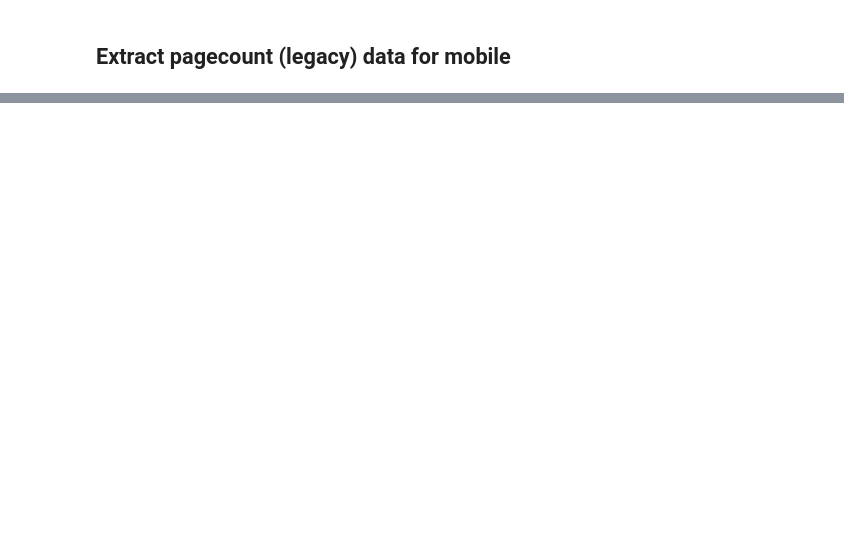
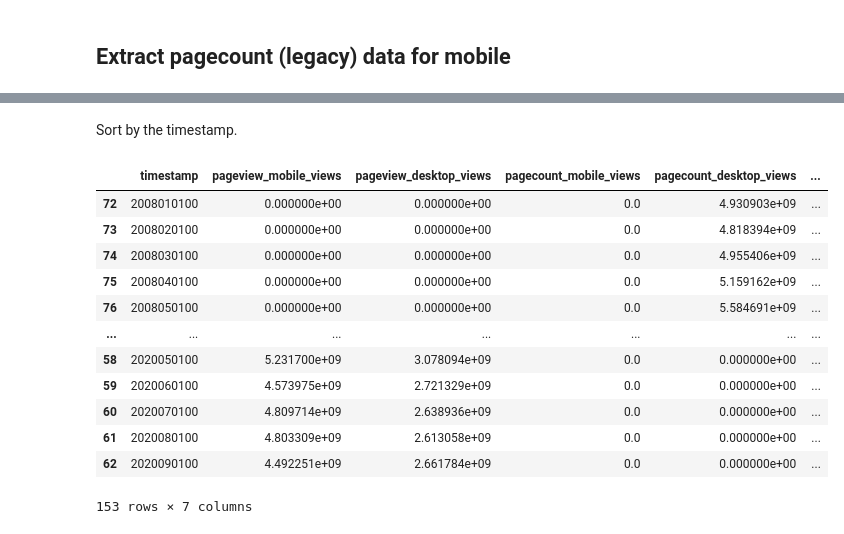
Before and after one commit to carljparker/data-512, a Jupyter notebook: data-512-a1/data-512-a1.ipynb, the cells around one changed output, grey strips where cells are left out. Cells and saved outputs as stored; diff of their text form; code cells hidden in the pictures; blank space fills up the shorter version.

```diff
--- a/data-512-a1/data-512-a1.ipynb
+++ b/data-512-a1/data-512-a1.ipynb
@@ -235,0 +563,18 @@ pandas.read_json( json.dumps( pagecount_legacy_mobile[ 'items' ] ), orient='reco
+# %% [markdown]
+Sort by the timestamp.
+# %%
+df_en_wikipedia_traffic.sort_values(by=['timestamp'])
+# %% [output]
+|  | timestamp | pageview_mobile_views | pageview_desktop_views | pagecount_mobile_views | pagecount_desktop_views | ... |
+| 72 | 2008010100 | 0.000000e+00 | 0.000000e+00 | 0.0 | 4.930903e+09 | ... |
+| 73 | 2008020100 | 0.000000e+00 | 0.000000e+00 | 0.0 | 4.818394e+09 | ... |
+| 74 | 2008030100 | 0.000000e+00 | 0.000000e+00 | 0.0 | 4.955406e+09 | ... |
+| 75 | 2008040100 | 0.000000e+00 | 0.000000e+00 | 0.0 | 5.159162e+09 | ... |
+| 76 | 2008050100 | 0.000000e+00 | 0.000000e+00 | 0.0 | 5.584691e+09 | ... |
+| ... | ... | ... | ... | ... | ... | ... |
+| 58 | 2020050100 | 5.231700e+09 | 3.078094e+09 | 0.0 | 0.000000e+00 | ... |
+| 59 | 2020060100 | 4.573975e+09 | 2.721329e+09 | 0.0 | 0.000000e+00 | ... |
+| 60 | 2020070100 | 4.809714e+09 | 2.638936e+09 | 0.0 | 0.000000e+00 | ... |
+| 61 | 2020080100 | 4.803309e+09 | 2.613058e+09 | 0.0 | 0.000000e+00 | ... |
+| 62 | 2020090100 | 4.492251e+09 | 2.661784e+09 | 0.0 | 0.000000e+00 | ... |
+153 rows × 7 columns
```
Also changed, not shown: parts of 77 cells of this notebook, 1 other file.
